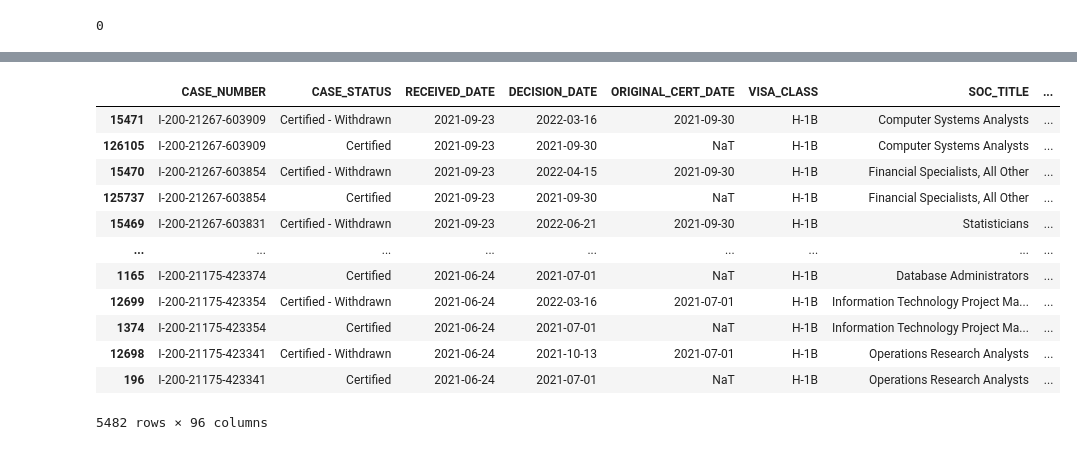
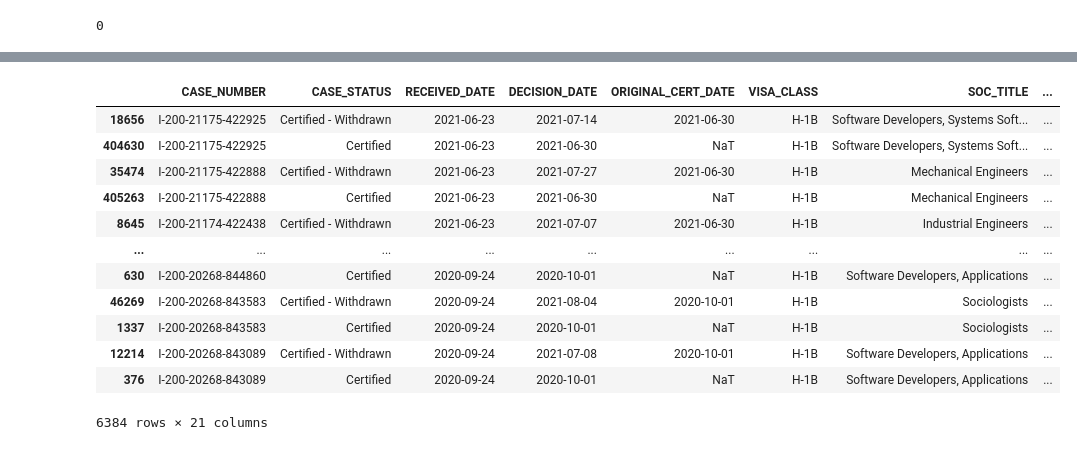
Before and after one commit to JohnBroberg/H1B_LCA, a Jupyter notebook: H1B_LCA.ipynb, the cells around one changed output, grey strips where cells are left out. Cells and saved outputs as stored; diff of their text form; code cells hidden in the pictures.

```diff
--- a/H1B_LCA.ipynb
+++ b/H1B_LCA.ipynb
@@ -21,9 +21,14 @@ lca_cols = ['CASE_NUMBER','CASE_STATUS', 'RECEIVED_DATE', 'DECISION_DATE', 'ORIG
            , 'TOTAL_WORKER_POSITIONS', 'EMPLOYER_NAME', 'NAICS_CODE', 'WORKSITE_WORKERS'
            , 'SECONDARY_ENTITY', 'SECONDARY_ENTITY_BUSINESS_NAME', 'WORKSITE_STATE'
            , 'WAGE_RATE_OF_PAY_FROM', 'WAGE_RATE_OF_PAY_TO', 'WAGE_UNIT_OF_PAY'
-           , 'PREVAILING_WAGE', 'PW_UNIT_OF_PAY', 'PW_TRACKING_NUMBER', 'PW_WAGE_LEVEL']
+           , 'PREVAILING_WAGE', 'PW_UNIT_OF_PAY', 'PW_WAGE_LEVEL']
 #           , 'PW_OES_YEAR', 'PW_OTHER_SOURCE', 'PW_OTHER_YEAR', 'PW_SURVEY_PUBLISHER', 'PW_SURVEY_NAME']
 
-df = pd.read_excel("https://www.dol.gov/sites/dolgov/files/ETA/oflc/pdfs/LCA_Disclosure_Data_FY2022_Q3.xlsx"
+df22 = pd.read_excel("https://www.dol.gov/sites/dolgov/files/ETA/oflc/pdfs/LCA_Disclosure_Data_FY2022_Q3.xlsx"
                   , usecols = lca_cols)
 #                  , index_col = None)
+
+df22 = df22[(df22['VISA_CLASS']=='H-1B') & \
+        (df22['FULL_TIME_POSITION']=='Y')]
+
+df22
@@ -104,6 +89,11 @@ len(df['CASE_NUMBER'])-len(df['CASE_NUMBER'].drop_duplicates())
 # %%
 
 
-df21 = pd.read_excel("https://www.dol.gov/sites/dolgov/files/ETA/oflc/pdfs/LCA_Disclosure_Data_FY2021_Q4.xlsx")
-df21
+df21q4 = pd.read_excel("https://www.dol.gov/sites/dolgov/files/ETA/oflc/pdfs/LCA_Disclosure_Data_FY2021_Q4.xlsx"
+                      , usecols = lca_cols)
+
+df21q4 = df21q4[(df21q4['VISA_CLASS']=='H-1B') & \
+        (df21q4['FULL_TIME_POSITION']=='Y')]
+
+df21q4
 # %% [output]
@@ -122,0 +121,10 @@ df21
+# %%
+
+
+df21q3 = pd.read_excel("https://www.dol.gov/sites/dolgov/files/ETA/oflc/pdfs/LCA_Disclosure_Data_FY2021_Q3.xlsx"
+                      , usecols = lca_cols)
+
+df21q3 = df21q3[(df21q3['VISA_CLASS']=='H-1B') & \
+        (df21q3['FULL_TIME_POSITION']=='Y')]
+
+df21q3
@@ -123,5 +153,5 @@ df21
 # %%
-df_concat = pd.concat([df, df21])
-df_concat
+df21 = pd.concat([df21q4, df21q3])
+df21
 # %% [output]
 |  | CASE_NUMBER | CASE_STATUS | RECEIVED_DATE | DECISION_DATE | ORIGINAL_CERT_DATE | VISA_CLASS | SOC_TITLE | ... |
@@ -148,19 +178,19 @@ len(df_concat['CASE_NUMBER'])-len(df_concat['CASE_NUMBER'].drop_duplicates())
 # %%
-dup = df_concat[df_concat.duplicated(['CASE_NUMBER'], keep = False)]\
+dup = df21[df21.duplicated(['CASE_NUMBER'], keep = False)]\
     .sort_values(['CASE_NUMBER', 'DECISION_DATE'], ascending = False)
 
 dup
 # %% [output]
 |  | CASE_NUMBER | CASE_STATUS | RECEIVED_DATE | DECISION_DATE | ORIGINAL_CERT_DATE | VISA_CLASS | SOC_TITLE | ... |
-| 15471 | I-200-21267-603909 | Certified - Withdrawn | 2021-09-23 | 2022-03-16 | 2021-09-30 | H-1B | Computer Systems Analysts | ... |
-| 126105 | I-200-21267-603909 | Certified | 2021-09-23 | 2021-09-30 | NaT | H-1B | Computer Systems Analysts | ... |
-| 15470 | I-200-21267-603854 | Certified - Withdrawn | 2021-09-23 | 2022-04-15 | 2021-09-30 | H-1B | Financial Specialists, All Other | ... |
-| 125737 | I-200-21267-603854 | Certified | 2021-09-23 | 2021-09-30 | NaT | H-1B | Financial Specialists, All Other | ... |
-| 15469 | I-200-21267-603831 | Certified - Withdrawn | 2021-09-23 | 2022-06-21 | 2021-09-30 | H-1B | Statisticians | ... |
+| 18656 | I-200-21175-422925 | Certified - Withdrawn | 2021-06-23 | 2021-07-14 | 2021-06-30 | H-1B | Software Developers, Systems Soft... | ... |
+| 404630 | I-200-21175-422925 | Certified | 2021-06-23 | 2021-06-30 | NaT | H-1B | Software Developers, Systems Soft... | ... |
+| 35474 | I-200-21175-422888 | Certified - Withdrawn | 2021-06-23 | 2021-07-27 | 2021-06-30 | H-1B | Mechanical Engineers | ... |
+| 405263 | I-200-21175-422888 | Certified | 2021-06-23 | 2021-06-30 | NaT | H-1B | Mechanical Engineers | ... |
+| 8645 | I-200-21174-422438 | Certified - Withdrawn | 2021-06-23 | 2021-07-07 | 2021-06-30 | H-1B | Industrial Engineers | ... |
 | ... | ... | ... | ... | ... | ... | ... | ... | ... |
-| 1165 | I-200-21175-423374 | Certified | 2021-06-24 | 2021-07-01 | NaT | H-1B | Database Administrators | ... |
-| 12699 | I-200-21175-423354 | Certified - Withdrawn | 2021-06-24 | 2022-03-16 | 2021-07-01 | H-1B | Information Technology Project Ma... | ... |
-| 1374 | I-200-21175-423354 | Certified | 2021-06-24 | 2021-07-01 | NaT | H-1B | Information Technology Project Ma... | ... |
-| 12698 | I-200-21175-423341 | Certified - Withdrawn | 2021-06-24 | 2021-10-13 | 2021-07-01 | H-1B | Operations Research Analysts | ... |
-| 196 | I-200-21175-423341 | Certified | 2021-06-24 | 2021-07-01 | NaT | H-1B | Operations Research Analysts | ... |
+| 630 | I-200-20268-844860 | Certified | 2020-09-24 | 2020-10-01 | NaT | H-1B | Software Developers, Applications | ... |
+| 46269 | I-200-20268-843583 | Certified - Withdrawn | 2020-09-24 | 2021-08-04 | 2020-10-01 | H-1B | Sociologists | ... |
+| 1337 | I-200-20268-843583 | Certified | 2020-09-24 | 2020-10-01 | NaT | H-1B | Sociologists | ... |
+| 12214 | I-200-20268-843089 | Certified - Withdrawn | 2020-09-24 | 2021-07-08 | 2020-10-01 | H-1B | Software Developers, Applications | ... |
+| 376 | I-200-20268-843089 | Certified | 2020-09-24 | 2020-10-01 | NaT | H-1B | Software Developers, Applications | ... |
-5482 rows × 96 columns
+6384 rows × 21 columns
```
Also changed, not shown: parts of 23 cells of this notebook.
